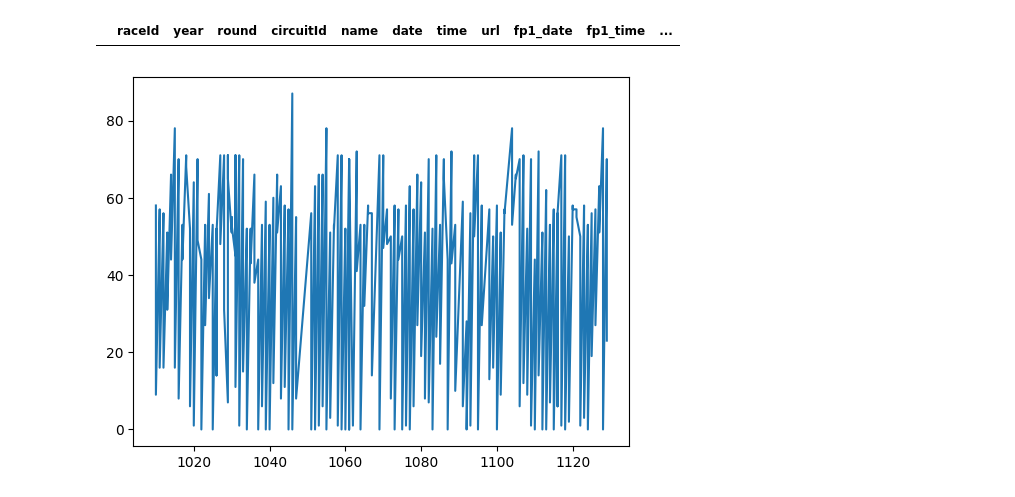
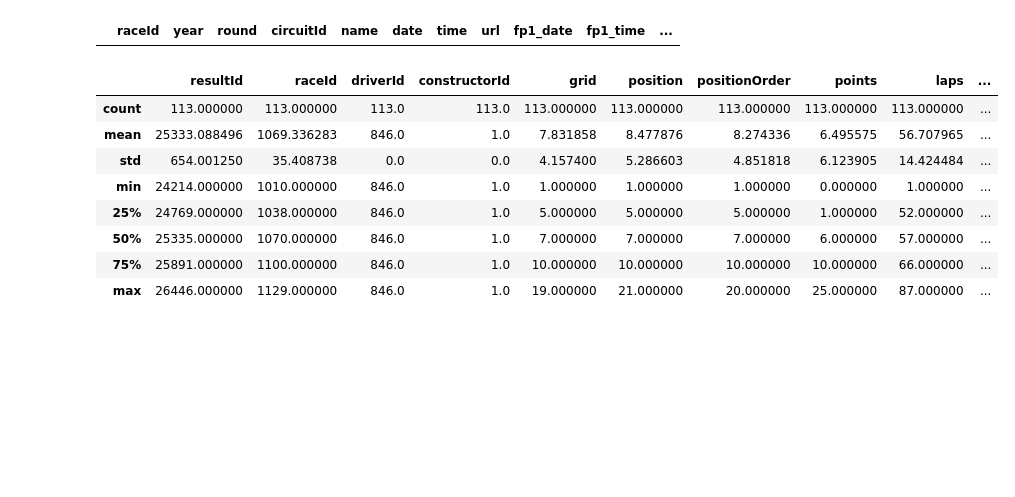
Before and after one commit to abbi3l3igh/DE-TS-Assignments, a Jupyter notebook: Week 1/QAWeek2.ipynb, the cells around one changed output. Drawn from its saved outputs; the diff is of its cells as text; code cells hidden in the pictures; blank space fills up the shorter version.

```diff
--- a/Week 1/QAWeek2.ipynb
+++ b/Week 1/QAWeek2.ipynb
@@ -333,12 +334,3 @@ df_races.loc[df_races["raceId"] == 1103] #no race number 1103
 # The creators of the data set just didn't order things well
 # %% [output]
 |  | raceId | year | round | circuitId | name | date | time | url | fp1_date | fp1_time | ... |
-# %%
-# lets look at Number of laps by race ID
-x = shortened_race_results['raceId'].sort_values() # have y be the track id
-y = shortened_race_results['laps']
-
-plt.plot(x,y)
-plt.show()
-# %% [output]
-[figure, removed]
@@ -347,0 +337,18 @@ plt.show()
+# %%
+# lets see what we can say about the number 4 driver from the .describe feature
+no_4_race_results.describe()
+
+#this tells us that on average
+    # He starts at ~8th on the grid
+    # He ends at ~8th on the grid
+    # He scores on average ~6 pts per race
+# %% [output]
+|  | resultId | raceId | driverId | constructorId | grid | position | positionOrder | points | laps | ... |
+| count | 113.000000 | 113.000000 | 113.0 | 113.0 | 113.000000 | 113.000000 | 113.000000 | 113.000000 | 113.000000 | ... |
+| mean | 25333.088496 | 1069.336283 | 846.0 | 1.0 | 7.831858 | 8.477876 | 8.274336 | 6.495575 | 56.707965 | ... |
+| std | 654.001250 | 35.408738 | 0.0 | 0.0 | 4.157400 | 5.286603 | 4.851818 | 6.123905 | 14.424484 | ... |
+| min | 24214.000000 | 1010.000000 | 846.0 | 1.0 | 1.000000 | 1.000000 | 1.000000 | 0.000000 | 1.000000 | ... |
+| 25% | 24769.000000 | 1038.000000 | 846.0 | 1.0 | 5.000000 | 5.000000 | 5.000000 | 1.000000 | 52.000000 | ... |
+| 50% | 25335.000000 | 1070.000000 | 846.0 | 1.0 | 7.000000 | 7.000000 | 7.000000 | 6.000000 | 57.000000 | ... |
+| 75% | 25891.000000 | 1100.000000 | 846.0 | 1.0 | 10.000000 | 10.000000 | 10.000000 | 10.000000 | 66.000000 | ... |
+| max | 26446.000000 | 1129.000000 | 846.0 | 1.0 | 19.000000 | 21.000000 | 20.000000 | 25.000000 | 87.000000 | ... |
```
Also changed, not shown: parts of 6 cells of this notebook, 4 other files.
